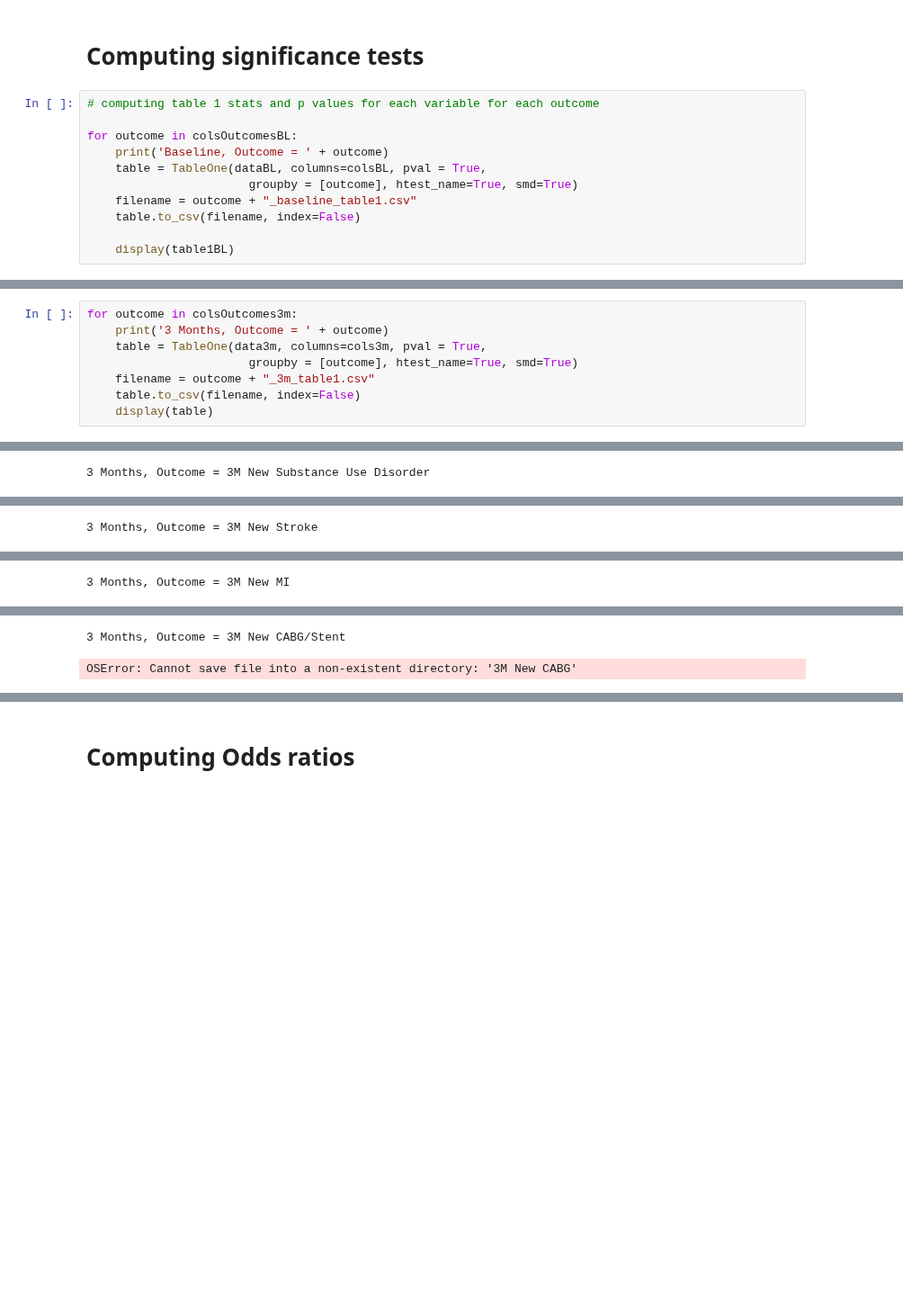
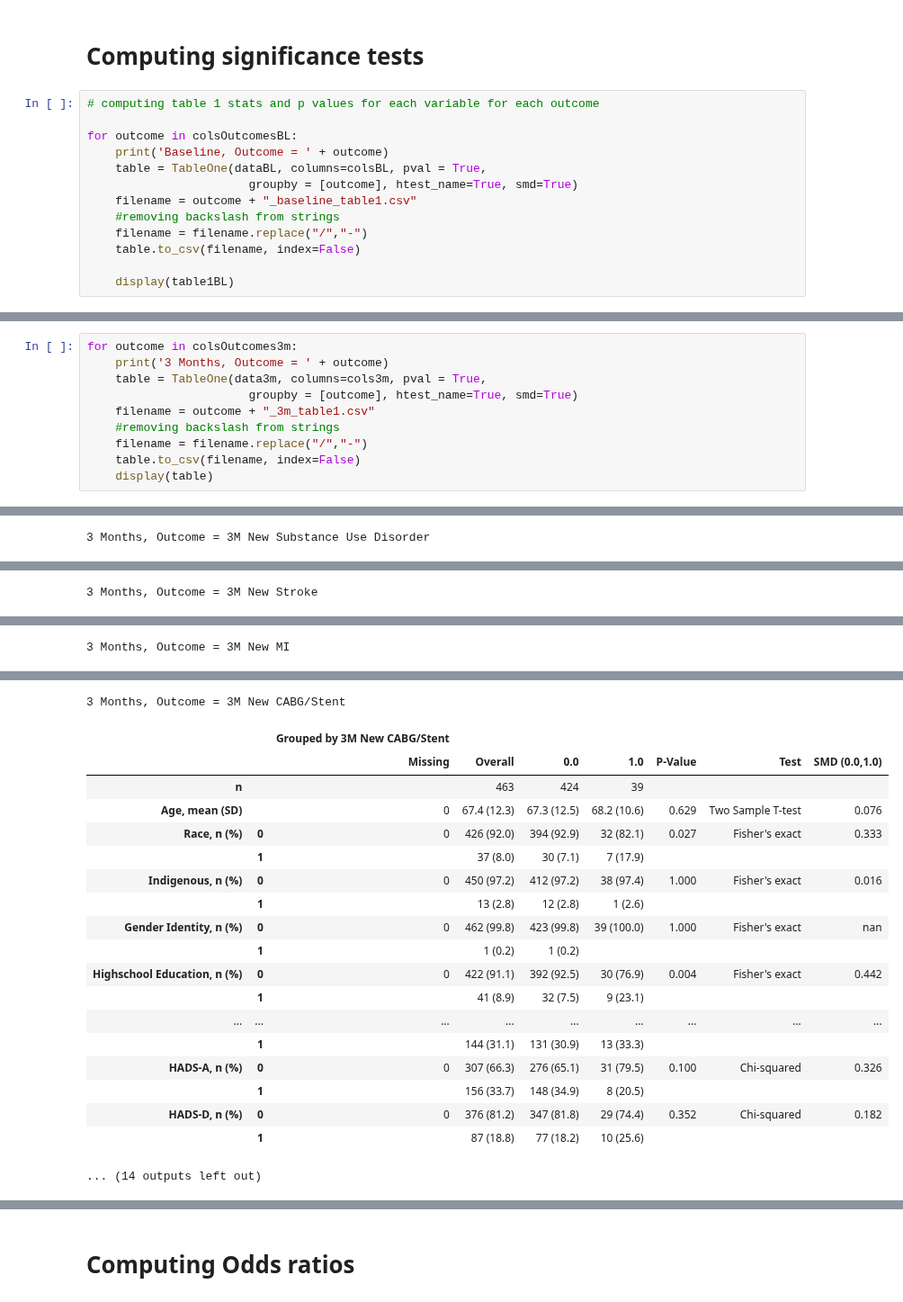
Before and after one commit to ricky-hu/wamida, a Jupyter notebook: stats_new.ipynb, the cells around one changed output, grey strips where cells are left out. Shown at 90% size. Cells and saved outputs as stored; diff of their text form; blank space fills up the shorter version.

```diff
--- a/stats_new.ipynb
+++ b/stats_new.ipynb
@@ -70,6 +70,8 @@ for outcome in colsOutcomesBL:
     table = TableOne(dataBL, columns=colsBL, pval = True,
                        groupby = [outcome], htest_name=True, smd=True)
     filename = outcome + "_baseline_table1.csv"
+    #removing backslash from strings
+    filename = filename.replace("/","-")
     table.to_csv(filename, index=False)
 
     display(table1BL)
@@ -118,6 +120,8 @@ for outcome in colsOutcomes3m:
     table = TableOne(data3m, columns=cols3m, pval = True,
                        groupby = [outcome], htest_name=True, smd=True)
     filename = outcome + "_3m_table1.csv"
+    #removing backslash from strings
+    filename = filename.replace("/","-")
     table.to_csv(filename, index=False)
     display(table)
 # %% [output]
@@ -190,34 +194,52 @@ for outcome in colsOutcomes3m:
 | Gender Identity, n (%) | 0 | 0 | 462 (99.8) | 453 (99.8) | 9 (100.0) | 1.000 | Fisher's exact | nan |
 |  | 1 |  | 1 (0.2) | 1 (0.2) |  |  |  |  |
 | Highschool Education, n (%) | 0 | 0 | 422 (91.1) | 413 (91.0) | 9 (100.0) | 1.000 | Fisher's exact | nan |
 |  | 1 |  | 41 (8.9) | 41 (9.0) |  |  |  |  |
 | ... | ... | ... | ... | ... | ... | ... | ... | ... |
 |  | 1 |  | 144 (31.1) | 140 (30.8) | 4 (44.4) |  |  |  |
 | HADS-A, n (%) | 0 | 0 | 307 (66.3) | 300 (66.1) | 7 (77.8) | 0.724 | Fisher's exact | 0.263 |
 |  | 1 |  | 156 (33.7) | 154 (33.9) | 2 (22.2) |  |  |  |
 | HADS-D, n (%) | 0 | 0 | 376 (81.2) | 368 (81.1) | 8 (88.9) | 1.000 | Fisher's exact | 0.220 |
 |  | 1 |  | 87 (18.8) | 86 (18.9) | 1 (11.1) |  |  |  |
 3 Months, Outcome = 3M New MI
 |  |  | Grouped by 3M New MI |  |  |  |  |  |  |
 |  |  | Missing | Overall | 0.0 | 1.0 | P-Value | Test | SMD (0.0,1.0) |
 | n |  |  | 463 | 450 | 13 |  |  |  |
 | Age, mean (SD) |  | 0 | 67.4 (12.3) | 67.4 (12.3) | 67.2 (13.5) | 0.953 | Two Sample T-test | -0.018 |
 | Race, n (%) | 0 | 0 | 426 (92.0) | 417 (92.7) | 9 (69.2) | 0.015 | Fisher's exact | 0.625 |
 |  | 1 |  | 37 (8.0) | 33 (7.3) | 4 (30.8) |  |  |  |
 | Indigenous, n (%) | 0 | 0 | 450 (97.2) | 438 (97.3) | 12 (92.3) | 0.313 | Fisher's exact | 0.228 |
 |  | 1 |  | 13 (2.8) | 12 (2.7) | 1 (7.7) |  |  |  |
 | Gender Identity, n (%) | 0 | 0 | 462 (99.8) | 449 (99.8) | 13 (100.0) | 1.000 | Fisher's exact | nan |
 |  | 1 |  | 1 (0.2) | 1 (0.2) |  |  |  |  |
 | Highschool Education, n (%) | 0 | 0 | 422 (91.1) | 410 (91.1) | 12 (92.3) | 1.000 | Fisher's exact | 0.043 |
 |  | 1 |  | 41 (8.9) | 40 (8.9) | 1 (7.7) |  |  |  |
 | ... | ... | ... | ... | ... | ... | ... | ... | ... |
 |  | 1 |  | 144 (31.1) | 141 (31.3) | 3 (23.1) |  |  |  |
 | HADS-A, n (%) | 0 | 0 | 307 (66.3) | 298 (66.2) | 9 (69.2) | 1.000 | Fisher's exact | 0.064 |
 |  | 1 |  | 156 (33.7) | 152 (33.8) | 4 (30.8) |  |  |  |
 | HADS-D, n (%) | 0 | 0 | 376 (81.2) | 364 (80.9) | 12 (92.3) | 0.478 | Fisher's exact | 0.340 |
 |  | 1 |  | 87 (18.8) | 86 (19.1) | 1 (7.7) |  |  |  |
 3 Months, Outcome = 3M New CABG/Stent
+|  |  | Grouped by 3M New CABG/Stent |  |  |  |  |  |  |
+|  |  | Missing | Overall | 0.0 | 1.0 | P-Value | Test | SMD (0.0,1.0) |
+| n |  |  | 463 | 424 | 39 |  |  |  |
+| Age, mean (SD) |  | 0 | 67.4 (12.3) | 67.3 (12.5) | 68.2 (10.6) | 0.629 | Two Sample T-test | 0.076 |
+| Race, n (%) | 0 | 0 | 426 (92.0) | 394 (92.9) | 32 (82.1) | 0.027 | Fisher's exact | 0.333 |
+|  | 1 |  | 37 (8.0) | 30 (7.1) | 7 (17.9) |  |  |  |
+| Indigenous, n (%) | 0 | 0 | 450 (97.2) | 412 (97.2) | 38 (97.4) | 1.000 | Fisher's exact | 0.016 |
+|  | 1 |  | 13 (2.8) | 12 (2.8) | 1 (2.6) |  |  |  |
+| Gender Identity, n (%) | 0 | 0 | 462 (99.8) | 423 (99.8) | 39 (100.0) | 1.000 | Fisher's exact | nan |
+|  | 1 |  | 1 (0.2) | 1 (0.2) |  |  |  |  |
+| Highschool Education, n (%) | 0 | 0 | 422 (91.1) | 392 (92.5) | 30 (76.9) | 0.004 | Fisher's exact | 0.442 |
+|  | 1 |  | 41 (8.9) | 32 (7.5) | 9 (23.1) |  |  |  |
+| ... | ... | ... | ... | ... | ... | ... | ... | ... |
+|  | 1 |  | 144 (31.1) | 131 (30.9) | 13 (33.3) |  |  |  |
+| HADS-A, n (%) | 0 | 0 | 307 (66.3) | 276 (65.1) | 31 (79.5) | 0.100 | Chi-squared | 0.326 |
+|  | 1 |  | 156 (33.7) | 148 (34.9) | 8 (20.5) |  |  |  |
+| HADS-D, n (%) | 0 | 0 | 376 (81.2) | 347 (81.8) | 29 (74.4) | 0.352 | Chi-squared | 0.182 |
+|  | 1 |  | 87 (18.8) | 77 (18.2) | 10 (25.6) |  |  |  |
-OSError: Cannot save file into a non-existent directory: '3M New CABG'
+... (14 outputs left out)
 # %%
 for outcome in colsOutcomes6m:
     print('6 Months, Outcome = ' + outcome)
```
Also changed, not shown: parts of 2 cells of this notebook.
